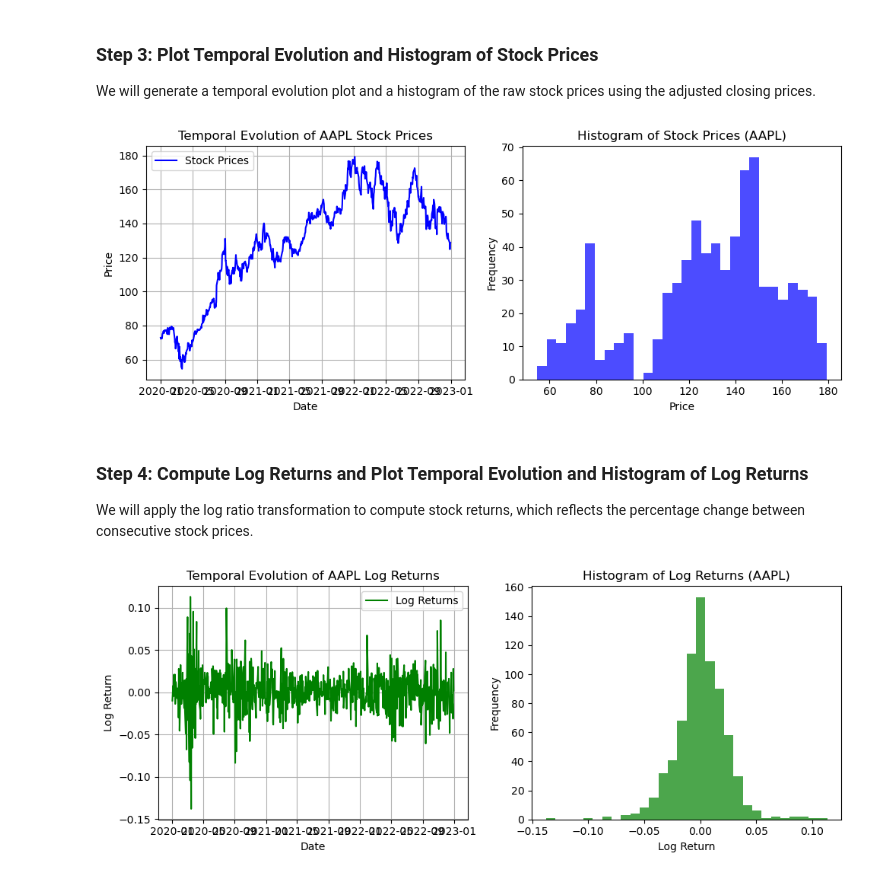
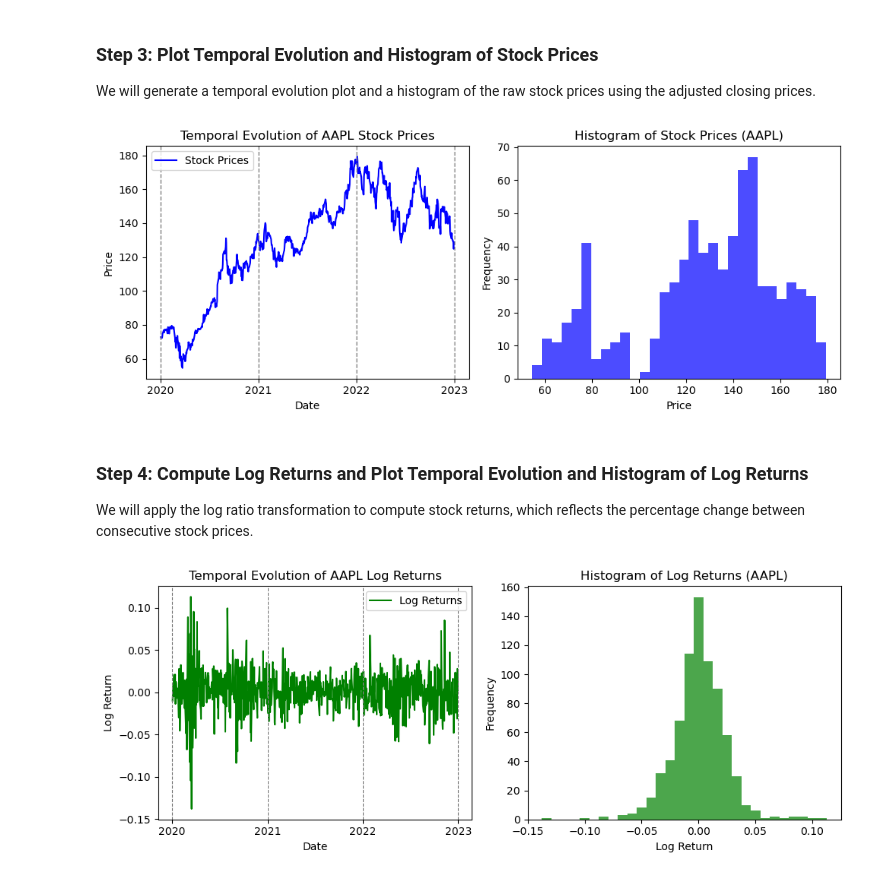
Before and after one commit to vmpreciado/ESE538, a Jupyter notebook: Stock_Price_Transformation_Notebook.ipynb, the cells around one changed output. Saved outputs shown, nothing was run; the diff lists cells and outputs as text; code cells hidden in the pictures.

```diff
--- a/Stock_Price_Transformation_Notebook.ipynb
+++ b/Stock_Price_Transformation_Notebook.ipynb
@@ -52,7 +52,20 @@ plt.plot(prices, label='Stock Prices', color='blue')
 plt.title('Temporal Evolution of AAPL Stock Prices')
 plt.xlabel('Date')
 plt.ylabel('Price')
-plt.grid(True)
+
+# Customize the x-axis to show only the first day of each year
+plt.xticks(
+    pd.date_range(start='2020-01-01', end='2023-01-01', freq='YS'),
+    [f"{date.year}" for date in pd.date_range(start='2020-01-01', end='2023-01-01', freq='YS')]
+)
+
+# Remove grid lines
+plt.grid(False)
+
+# Add vertical lines at the start of each year
+for year in pd.date_range(start='2020-01-01', end='2023-01-01', freq='YS'):
+    plt.axvline(x=year, color='gray', linestyle='--', linewidth=1)
+
 plt.legend()
 
 # Subplot 2: Histogram of AAPL stock prices
@@ -66,34 +79,46 @@ plt.ylabel('Frequency')
 plt.tight_layout()
 plt.show()
 # %% [output]
-[figure, old version]
+[figure, new version]
 # %% [markdown]
 ### Step 4: Compute Log Returns and Plot Temporal Evolution and Histogram of Log Returns
 We will apply the log ratio transformation to compute stock returns, which reflects the percentage change between consecutive stock prices.
 # %%
+# Assume 'prices' is already available as a pandas Series with datetime index
+
 # Compute log returns (log ratio transformation)
 log_returns = np.log(prices / prices.shift(1)).dropna()
 
 plt.figure(figsize=(10, 4))
 
 # Subplot 1: Temporal evolution of log returns
 plt.subplot(1, 2, 1)
 plt.plot(log_returns, label='Log Returns', color='green')
 plt.title('Temporal Evolution of AAPL Log Returns')
 plt.xlabel('Date')
 plt.ylabel('Log Return')
-plt.grid(True)
+
+# Set major ticks to show only the first day of each year
+plt.xticks(pd.to_datetime(['2020-01-01', '2021-01-01', '2022-01-01', '2023-01-01']),
+           ['2020', '2021', '2022', '2023'])
+
+# Add vertical lines indicating the start of each year
+for year in ['2020-01-01', '2021-01-01', '2022-01-01', '2023-01-01']:
+    plt.axvline(pd.to_datetime(year), color='gray', linestyle='--', linewidth=0.8)
+
+# Remove grid lines inside the plot frame
+plt.grid(False)
 plt.legend()
 
 # Subplot 2: Plot histogram of log returns
 plt.subplot(1, 2, 2)
 plt.hist(log_returns, bins=30, color='green', alpha=0.7)
 plt.title('Histogram of Log Returns (AAPL)')
 plt.xlabel('Log Return')
 plt.ylabel('Frequency')
 
 # Show the plot
 plt.tight_layout()
 plt.show()
 # %% [output]
-[figure, old version]
+[figure, new version]
```
